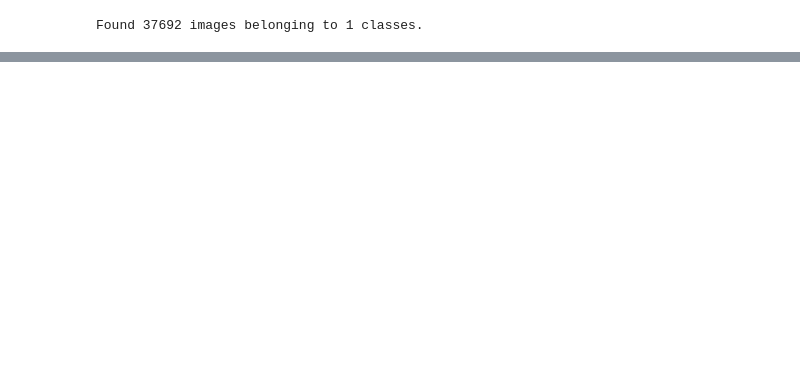
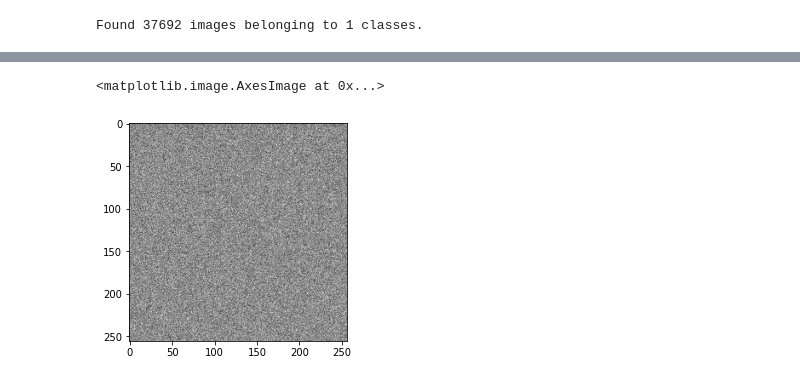
Before and after one commit to novaia/ntg, a Jupyter notebook: diffusion.ipynb, the cells around one changed output, grey strips where cells are left out. Saved outputs shown, nothing was run; the diff lists cells and outputs as text; code cells hidden in the pictures; blank space fills up the shorter version.

Commit message:
Working prototype of diffusion train loop and reverse diffusion.

```diff
--- a/diffusion.ipynb
+++ b/diffusion.ipynb
@@ -184,2 +165,0 @@ def train(director_iterator, model):
-# %%
-train(heightmap_iterator, network)
@@ -248,2 +166,32 @@ def reverse_diffusion(self, initial_noise, diffusion_steps):
+# %%
+network = train(heightmap_iterator, network, 1)
+# %%
+def reverse_diffusion(model, num_images, diffusion_steps):
+    initial_noise = tf.random.normal(shape=(num_images, image_size, image_size, channels))
+    step_size = 1.0 / diffusion_steps
+
+    next_noisy_images = initial_noise
+    for step in range(diffusion_steps):
+        noisy_images = next_noisy_images
+
+        diffusion_times = tf.ones((num_images, 1, 1, 1)) - step * step_size
+        noise_rates, signal_rates = diffusion_schedule(diffusion_times)
+
+        #pred_noises = model.predict([noisy_images, noise_rates**2])
+        pred_noises = model([noisy_images, noise_rates**2], training = True)
+        pred_images = (noisy_images - noise_rates * pred_noises) / signal_rates
+
+        next_diffusion_times = diffusion_times - step_size
+        next_noise_rates, next_signal_rates = diffusion_schedule(next_diffusion_times)
+        next_noisy_images = (next_signal_rates * pred_images + next_noise_rates * pred_noises)
+
+    return pred_images
+# %%
+generated_images = reverse_diffusion(network, num_images = 10, diffusion_steps = 20)
+# %%
+plt.imshow(generated_images[0], cmap='gray')
+# %% [output]
+<matplotlib.image.AxesImage at 0x...>
+[figure, added]
 # %%
 #############################################################
```
Also changed, not shown: parts of 14 cells of this notebook.
